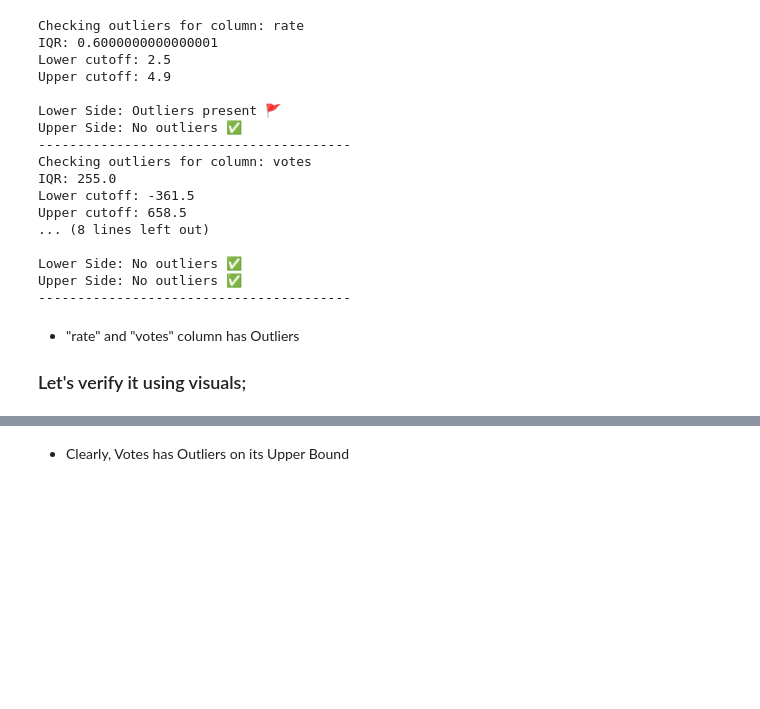
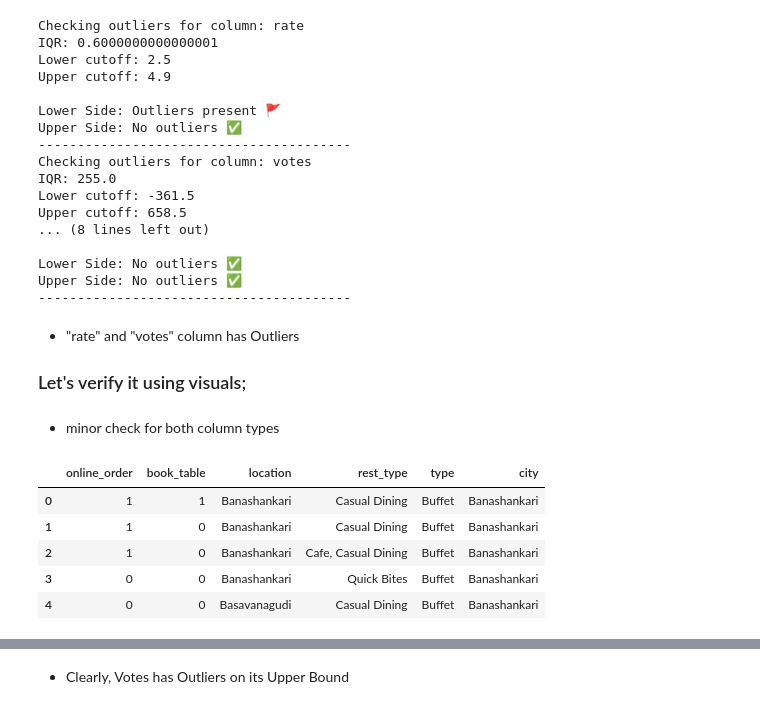
Before and after one commit to bhavbooks/Zomato-Restaurants-Rating-Prediction-, a Jupyter notebook: src/preprocessing.ipynb, the cells around one changed output, grey strips where cells are left out. Drawn from its saved outputs; the diff is of its cells as text; code cells hidden in the pictures; blank space fills up the shorter version.

```diff
--- a/src/preprocessing.ipynb
+++ b/src/preprocessing.ipynb
@@ -138,16 +146,26 @@ Upper Side: No outliers ✅
 - "rate" and "votes" column has Outliers
 
 ### Let's verify it using visuals;
+# %% [markdown]
+- minor check for both column types
 # %%
 # Separating Numerical & Categorical columns
-categorical_columns = df.select_dtypes(include=['object']).columns
-numerical_columns = df.select_dtypes(include=['int64']).columns
+numerical_columns = df.select_dtypes(include=['int64', 'float64']).columns
+df[numerical_columns].head() # good to god
+df[categorical_columns].head() # good to god
 #
 # print(f"We have {len(categorical_columns)} categorical columns in our dataframe")
 # print('Categorical columns are: ',categorical_columns)
 # print('\n')
 # print("We have {} numerical columns in our dataframe".format(len(numerical_columns)))
 # print('Numerical_columns are: ',numerical_columns)
+# %% [output]
+|  | online_order | book_table | location | rest_type | type | city |
+| 0 | 1 | 1 | Banashankari | Casual Dining | Buffet | Banashankari |
+| 1 | 1 | 0 | Banashankari | Casual Dining | Buffet | Banashankari |
+| 2 | 1 | 0 | Banashankari | Cafe, Casual Dining | Buffet | Banashankari |
+| 3 | 0 | 0 | Banashankari | Quick Bites | Buffet | Banashankari |
+| 4 | 0 | 0 | Basavanagudi | Casual Dining | Buffet | Banashankari |
 # %%
 # # Identifying the outliers present in numerical columns using boxplot
 # plt.figure(figsize=(10,10))
```
Also changed, not shown: parts of 25 cells of this notebook, 2 other files.
